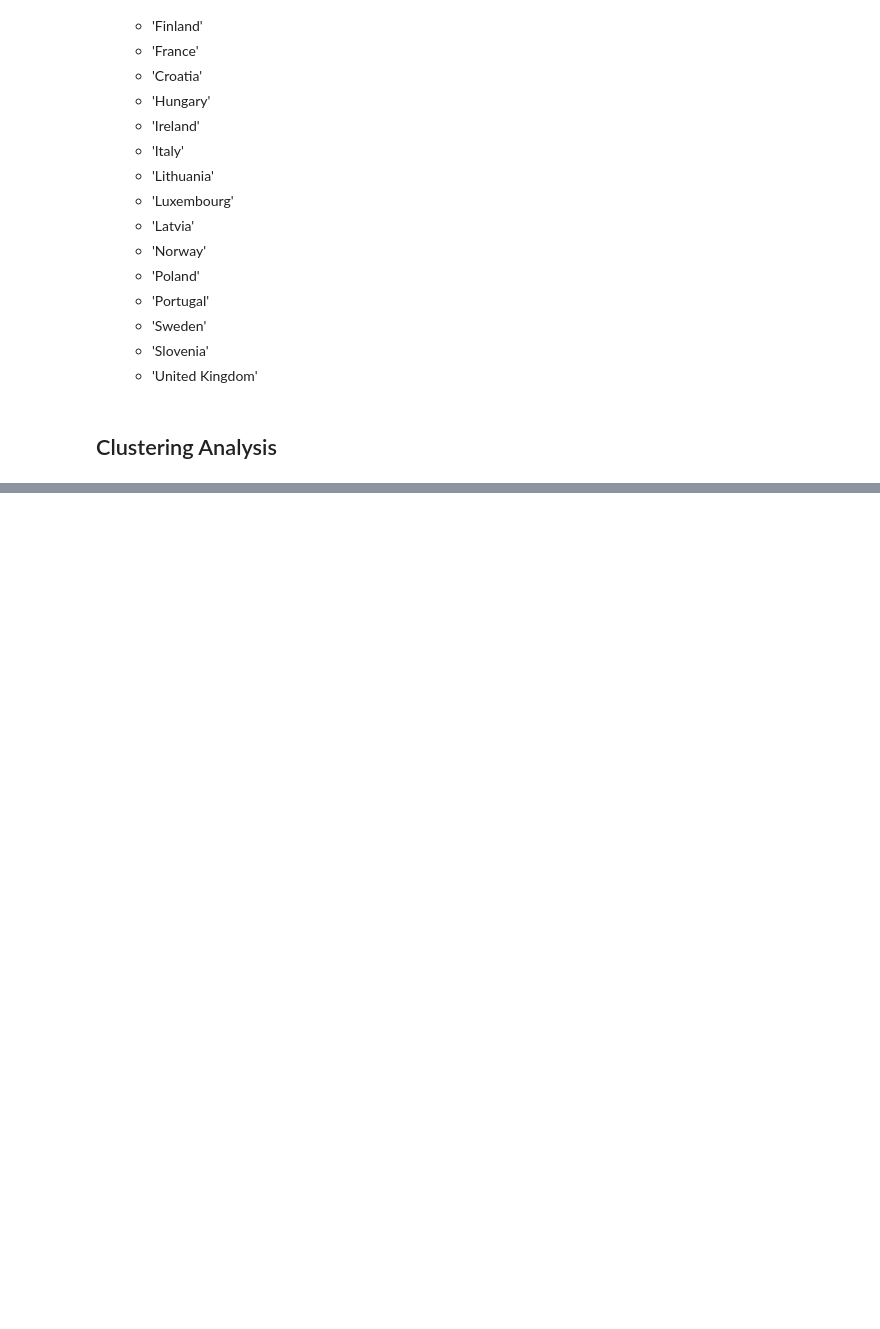
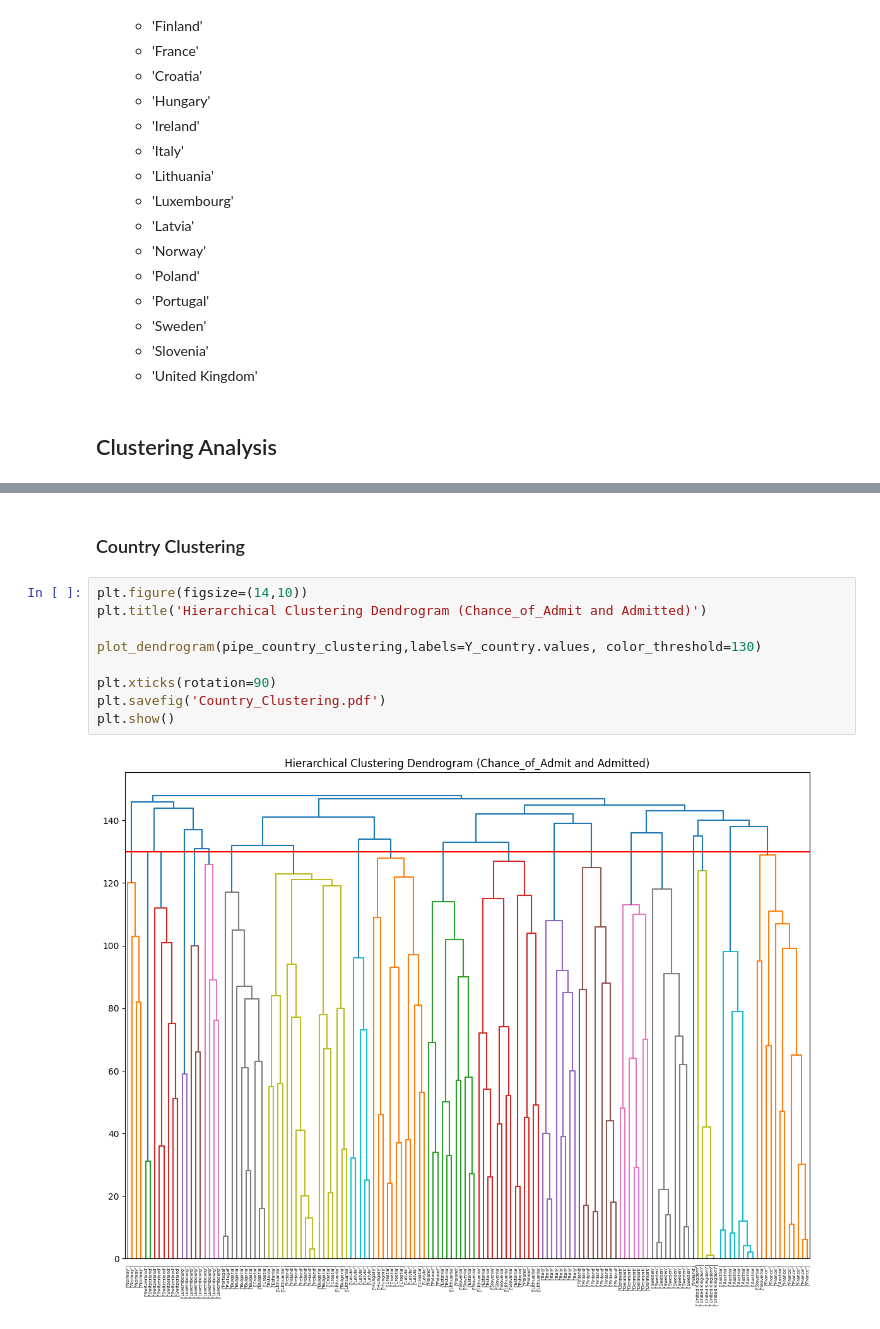
Before and after one commit to emanmozaffar/si618-final-project, a Jupyter notebook: tyler_clustering.ipynb, the cells around one changed output, grey strips where cells are left out. Drawn from its saved outputs; the diff is of its cells as text; blank space fills up the shorter version.

```diff
--- a/tyler_clustering.ipynb
+++ b/tyler_clustering.ipynb
@@ -931,0 +1075,13 @@ transportation_data
+# %% [markdown]
+### Country Clustering
+# %%
+plt.figure(figsize=(14,10))
+plt.title('Hierarchical Clustering Dendrogram (Chance_of_Admit and Admitted)')
+
+plot_dendrogram(pipe_country_clustering,labels=Y_country.values, color_threshold=130)
+
+plt.xticks(rotation=90)
+plt.savefig('Country_Clustering.pdf')
+plt.show()
+# %% [output]
+[figure, added]
```
Also changed, not shown: parts of 24 cells of this notebook, 3 other files.
